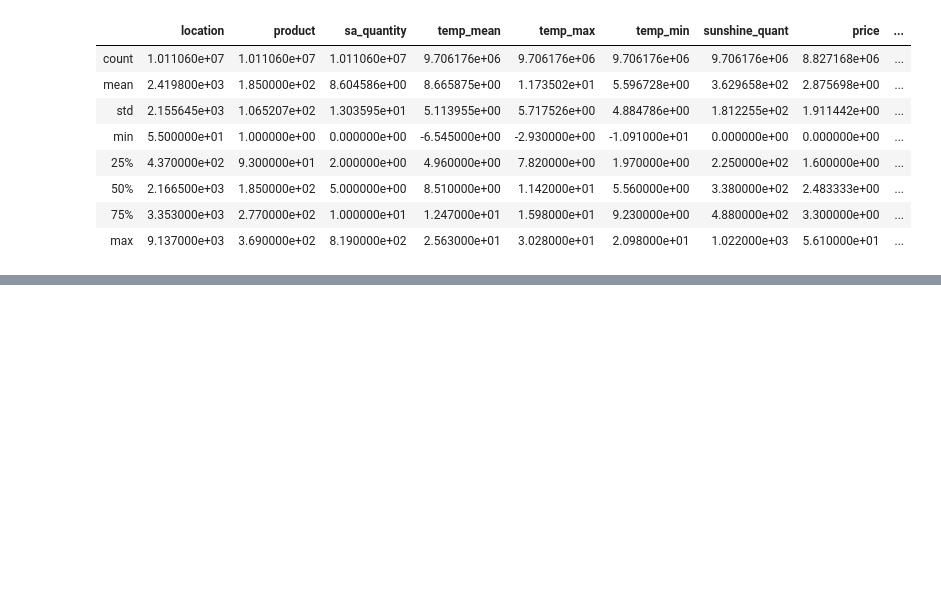
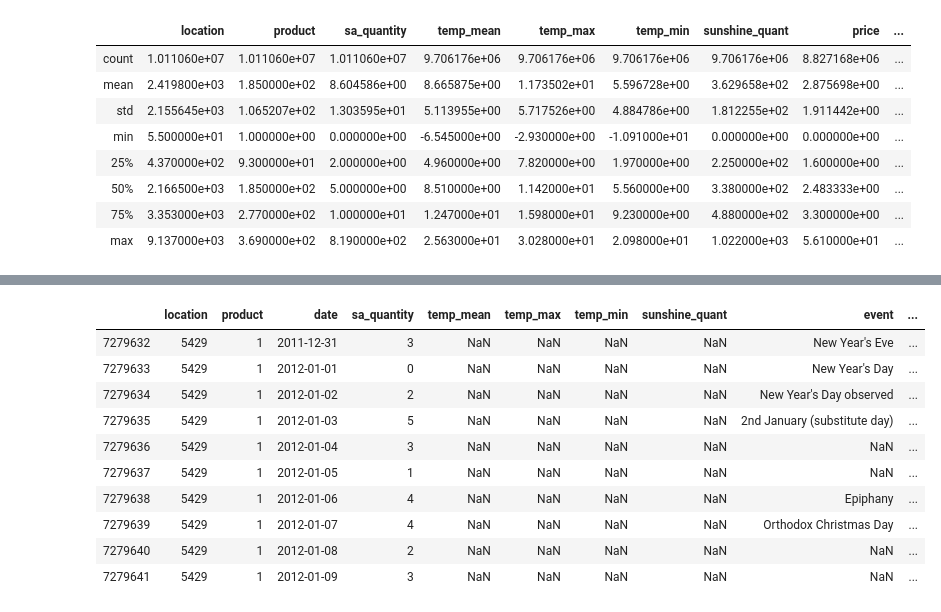
Before and after one commit to eduardotru/Reto-JDA-HackMTY, a Jupyter notebook: Data cleaning.ipynb, the cells around one changed output, grey strips where cells are left out. Cells and saved outputs as stored; diff of their text form; code cells hidden in the pictures; blank space fills up the shorter version.

Commit message:
Data cleansing finished

```diff
--- a/Data cleaning.ipynb
+++ b/Data cleaning.ipynb
@@ -131,3 +132,5 @@ data.describe()
 | 50% | 2.166500e+03 | 1.850000e+02 | 5.000000e+00 | 8.510000e+00 | 1.142000e+01 | 5.560000e+00 | 3.380000e+02 | 2.483333e+00 | ... |
 | 75% | 3.353000e+03 | 2.770000e+02 | 1.000000e+01 | 1.247000e+01 | 1.598000e+01 | 9.230000e+00 | 4.880000e+02 | 3.300000e+00 | ... |
 | max | 9.137000e+03 | 3.690000e+02 | 8.190000e+02 | 2.563000e+01 | 3.028000e+01 | 2.098000e+01 | 1.022000e+03 | 5.610000e+01 | ... |
+# %%
+data['day_of_year'] = (data['date'].dt.month - 1)* 32 + (data['date'].dt.day - 1)
@@ -133,0 +149,14 @@ data.describe()
+# %%
+data[data['temp_mean'].isna()][0:10]
+# %% [output]
+|  | location | product | date | sa_quantity | temp_mean | temp_max | temp_min | sunshine_quant | event | ... |
+| 7279632 | 5429 | 1 | 2011-12-31 | 3 | NaN | NaN | NaN | NaN | New Year's Eve | ... |
+| 7279633 | 5429 | 1 | 2012-01-01 | 0 | NaN | NaN | NaN | NaN | New Year's Day | ... |
+| 7279634 | 5429 | 1 | 2012-01-02 | 2 | NaN | NaN | NaN | NaN | New Year's Day observed | ... |
+| 7279635 | 5429 | 1 | 2012-01-03 | 5 | NaN | NaN | NaN | NaN | 2nd January (substitute day) | ... |
+| 7279636 | 5429 | 1 | 2012-01-04 | 3 | NaN | NaN | NaN | NaN | NaN | ... |
+| 7279637 | 5429 | 1 | 2012-01-05 | 1 | NaN | NaN | NaN | NaN | NaN | ... |
+| 7279638 | 5429 | 1 | 2012-01-06 | 4 | NaN | NaN | NaN | NaN | Epiphany | ... |
+| 7279639 | 5429 | 1 | 2012-01-07 | 4 | NaN | NaN | NaN | NaN | Orthodox Christmas Day | ... |
+| 7279640 | 5429 | 1 | 2012-01-08 | 2 | NaN | NaN | NaN | NaN | NaN | ... |
+| 7279641 | 5429 | 1 | 2012-01-09 | 3 | NaN | NaN | NaN | NaN | NaN | ... |
```
Also changed, not shown: parts of 10 cells of this notebook, 2 other files.
